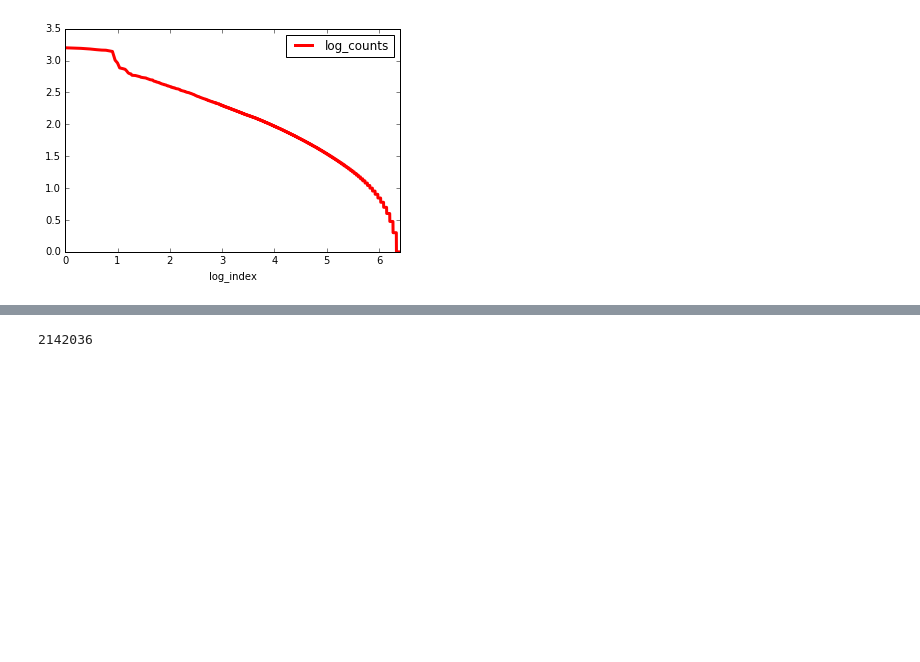
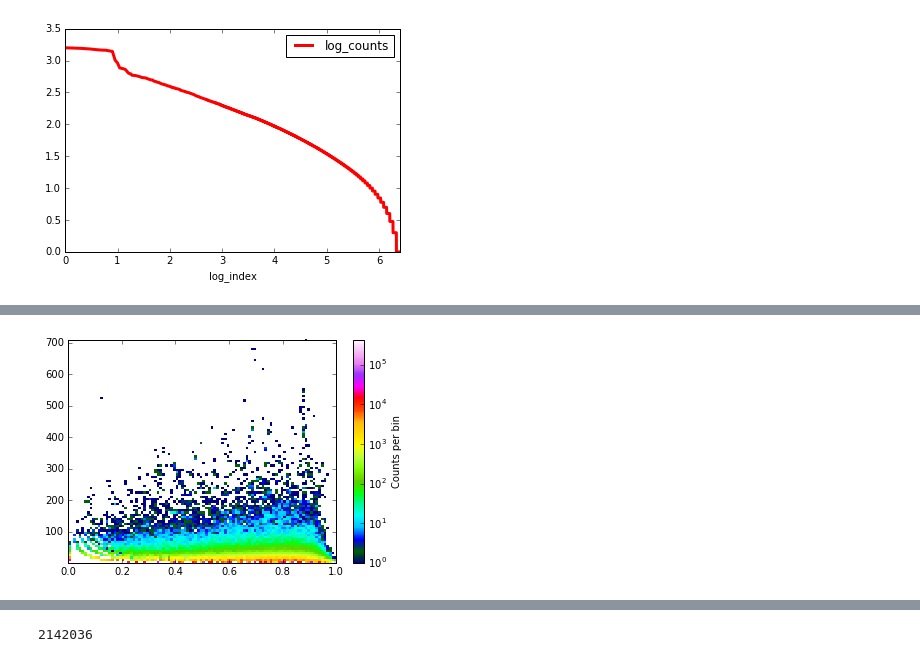
Before and after one commit to huxor/patents, a Jupyter notebook: nber_experiments.ipynb, the cells around one changed output, grey strips where cells are left out. Drawn from its saved outputs; the diff is of its cells as text; code cells hidden in the pictures; blank space fills up the shorter version.

```diff
--- a/nber_experiments.ipynb
+++ b/nber_experiments.ipynb
@@ -190,0 +249,9 @@ len(orig_gen_76_06_df)
+# %%
+# new plot with data from only 1976 to 200
+
+plt.hist2d(o_g_notnull_76_00.orig,o_g_notnull_76_00.nciting, cmap='gist_ncar',bins=[100,100],norm = LogNorm())
+cb = plt.colorbar()
+cb.set_label('Counts per bin')
+plt.savefig("/Users/ahuxor/MSc/Thesis_Project/msc_thesis/Figs/orig_ncites_76_00_heatmap.pdf", bbox_inches = 'tight')
+# %% [output]
+[figure, added]
```
Also changed, not shown: parts of 122 cells of this notebook, 16 other files.
